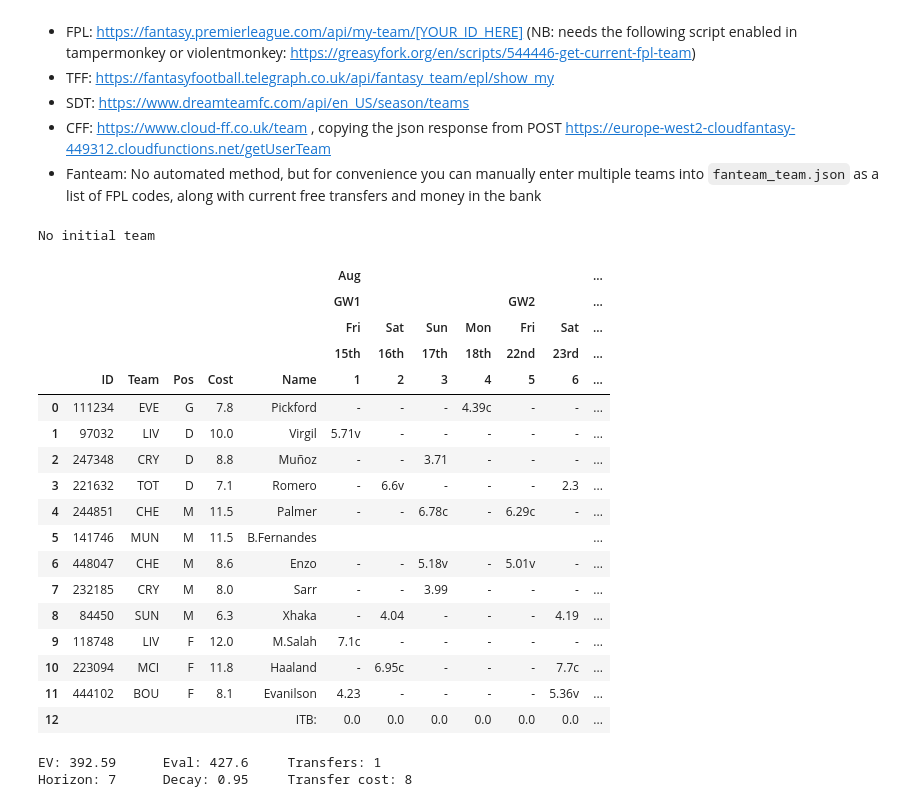
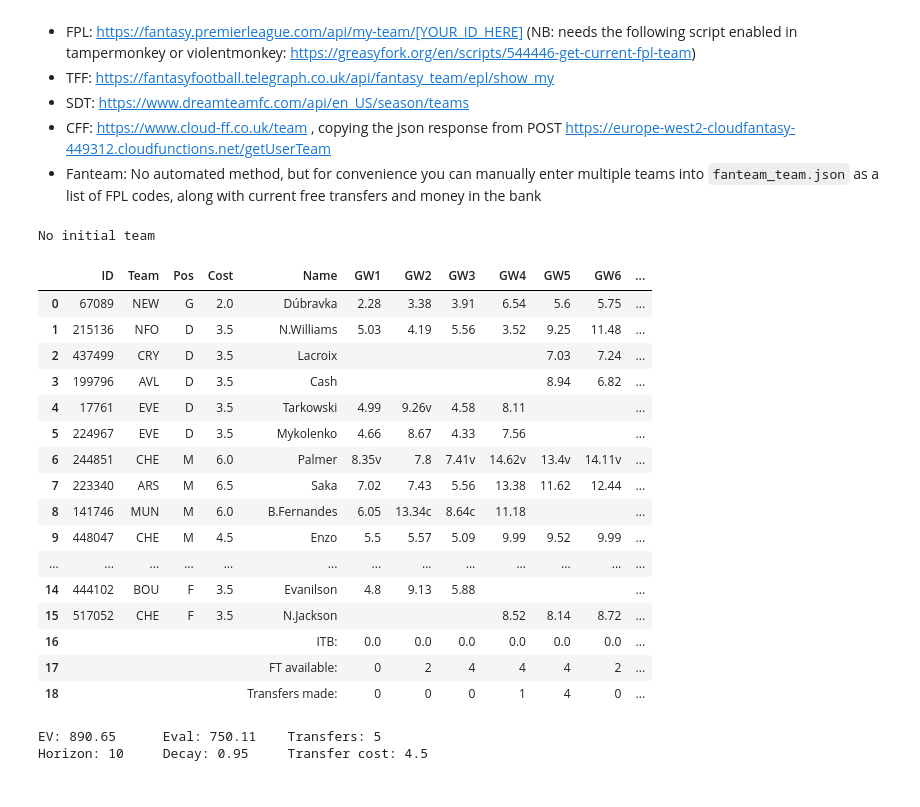
Before and after one commit to SamTroy/multi_ff_opt, a Jupyter notebook: run/run.ipynb, the cells around one changed output. Cells and saved outputs as stored; diff of their text form; code cells hidden in the pictures.

```diff
--- a/run/run.ipynb
+++ b/run/run.ipynb
@@ -1794,9 +1794,14 @@ def solve(format='tff', sim_number=1, simulation=False):
     else:
         initial_team = []
     if format in ['fpl', 'sdt', 'fanteam']:
-        model.add_constraint(in_the_bank[all_matchtimes[0]] == initial_itb, name="initial_itb")
-        model.add_constraint(free_transfers[matchtimes[0]] == initial_ft, name="initial_ft")
-        model.add_constraints((free_transfers[m] >= 1 for m in matchtimes if m > matchtimes[0]), name="future_ft_limit")
+        if initial_itb is not None:
+            model.add_constraint(in_the_bank[all_matchtimes[0]] == initial_itb, name="initial_itb")
+        if initial_ft is not None:
+            model.add_constraint(free_transfers[matchtimes[0]] == initial_ft, name="initial_ft")
+        if format == 'sdt':
+            model.add_constraints((free_transfers[m] >= 2 for m in matchtimes if m > matchtimes[0]), name="future_ft_limit")
+        else:
+            model.add_constraints((free_transfers[m] >= 1 for m in matchtimes if m > matchtimes[0]), name="future_ft_limit")
 
     # Constrainst: team, lineup, and bencg
     if format in ['tff', 'cff', 'sdt']:
@@ -1845,7 +1850,7 @@ def solve(format='tff', sim_number=1, simulation=False):
         model.add_constraint(total_number_of_transfers <= total_transfers_remaining, name = 'transfer_allowance')
     if format == 'tff':
         model.add_constraints((gw_number_of_transfers[w] <= gw_transfer_allowance[w] for w in tff_gameweeks), name = 'gw_transfer_allowance')
-    # The following constrainst do not account for hits
+    # The following constraints do not permit for hits
     if format in ['fpl', 'sdt', 'fanteam']:
         model.add_constraints((free_transfers[m] - mt_number_of_transfers[m] >= 0 for m in matchtimes), name="hard_mt_transfer_limit")
         if format == 'fpl':
@@ -1861,7 +1866,13 @@ def solve(format='tff', sim_number=1, simulation=False):
             model.add_constraints((free_transfers[m + 1] == raw_gw_ft[m] for m in matchtimes if m + 1 in matchtimes),name="fanteam_transfers")
         if format == 'sdt':
             raw_gw_ft = {m: free_transfers[m] - mt_number_of_transfers[m] + 2 for m in matchtimes}
-            model.add_constraints((free_transfers[m + 1] == raw_gw_ft[m] for m in matchtimes if m + 1 in matchtimes),name="sdt_transfers")
+            model.add_constraints((free_transfers[m + 1] <= raw_gw_ft[m] for m in matchtimes if m + 1 in matchtimes),name="sdtft1")
+            model.add_constraints((free_transfers[m + 1] <= 4 for m in matchtimes if m + 1 in matchtimes), name="sdtft2")
+            # force aux to be 1 when would've rolled to over 4 transfers
+            model.add_constraints((free_transfers[m + 1] >= raw_gw_ft[m] - 3 * ft_above_ub[m] for m in matchtimes if m + 1 in matchtimes and m > 1),name="sdtft3")
+            model.add_constraints((free_transfers[m + 1] >= 4 - 4 * (1 - ft_above_ub[m]) for m in matchtimes if m + 1 in matchtimes and m > 1),name="sdtft4")
+            model.add_constraints((free_transfers[m] == so.expr_sum(free_transfers_state[m, s] * s for s in ft_states) for m in matchtimes), name="sdtftsc1")
+            model.add_constraints((so.expr_sum(free_transfers_state[m, s] for s in ft_states) == 1 for m in matchtimes), name="sdtftsc2")
 
     # Constraints: forced players
     if exclusions is not None:
@@ -2162,28 +2173,27 @@ Your initial team can either be inputted manually as a list of FPL codes in sett
 - CFF: https://www.cloud-ff.co.uk/team , copying the json response from POST https://europe-west2-cloudfantasy-449312.cloudfunctions.net/getUserTeam
 - Fanteam: No automated method, but for convenience you can manually enter multiple teams into `fanteam_team.json` as a list of FPL codes, along with current free transfers and money in the bank
 # %%
-r = solve(format='cff')
+r = solve(format='sdt')
 # %% [output]
 No initial team
-|  |  |  |  |  |  | Aug |  |  |  |  |  | ... |
-|  |  |  |  |  |  | GW1 |  |  |  | GW2 |  | ... |
-|  |  |  |  |  |  | Fri | Sat | Sun | Mon | Fri | Sat | ... |
-|  |  |  |  |  |  | 15th | 16th | 17th | 18th | 22nd | 23rd | ... |
-|  | ID | Team | Pos | Cost | Name | 1 | 2 | 3 | 4 | 5 | 6 | ... |
-| 0 | 111234 | EVE | G | 7.8 | Pickford | - | - | - | 4.39c | - | - | ... |
-| 1 | 97032 | LIV | D | 10.0 | Virgil | 5.71v | - | - | - | - | - | ... |
-| 2 | 247348 | CRY | D | 8.8 | Muñoz | - | - | 3.71 | - | - | - | ... |
-| 3 | 221632 | TOT | D | 7.1 | Romero | - | 6.6v | - | - | - | 2.3 | ... |
-| 4 | 244851 | CHE | M | 11.5 | Palmer | - | - | 6.78c | - | 6.29c | - | ... |
-| 5 | 141746 | MUN | M | 11.5 | B.Fernandes |  |  |  |  |  |  | ... |
-| 6 | 448047 | CHE | M | 8.6 | Enzo | - | - | 5.18v | - | 5.01v | - | ... |
-| 7 | 232185 | CRY | M | 8.0 | Sarr | - | - | 3.99 | - | - | - | ... |
-| 8 | 84450 | SUN | M | 6.3 | Xhaka | - | 4.04 | - | - | - | 4.19 | ... |
-| 9 | 118748 | LIV | F | 12.0 | M.Salah | 7.1c | - | - | - | - | - | ... |
-| 10 | 223094 | MCI | F | 11.8 | Haaland | - | 6.95c | - | - | - | 7.7c | ... |
-| 11 | 444102 | BOU | F | 8.1 | Evanilson | 4.23 | - | - | - | - | 5.36v | ... |
-| 12 |  |  |  |  | ITB: | 0.0 | 0.0 | 0.0 | 0.0 | 0.0 | 0.0 | ... |
+|  | ID | Team | Pos | Cost | Name | GW1 | GW2 | GW3 | GW4 | GW5 | GW6 | ... |
+| 0 | 67089 | NEW | G | 2.0 | Dúbravka | 2.28 | 3.38 | 3.91 | 6.54 | 5.6 | 5.75 | ... |
+| 1 | 215136 | NFO | D | 3.5 | N.Williams | 5.03 | 4.19 | 5.56 | 3.52 | 9.25 | 11.48 | ... |
+| 2 | 437499 | CRY | D | 3.5 | Lacroix |  |  |  |  | 7.03 | 7.24 | ... |
+| 3 | 199796 | AVL | D | 3.5 | Cash |  |  |  |  | 8.94 | 6.82 | ... |
+| 4 | 17761 | EVE | D | 3.5 | Tarkowski | 4.99 | 9.26v | 4.58 | 8.11 |  |  | ... |
+| 5 | 224967 | EVE | D | 3.5 | Mykolenko | 4.66 | 8.67 | 4.33 | 7.56 |  |  | ... |
+| 6 | 244851 | CHE | M | 6.0 | Palmer | 8.35v | 7.8 | 7.41v | 14.62v | 13.4v | 14.11v | ... |
+| 7 | 223340 | ARS | M | 6.5 | Saka | 7.02 | 7.43 | 5.56 | 13.38 | 11.62 | 12.44 | ... |
+| 8 | 141746 | MUN | M | 6.0 | B.Fernandes | 6.05 | 13.34c | 8.64c | 11.18 |  |  | ... |
+| 9 | 448047 | CHE | M | 4.5 | Enzo | 5.5 | 5.57 | 5.09 | 9.99 | 9.52 | 9.99 | ... |
+| ... | ... | ... | ... | ... | ... | ... | ... | ... | ... | ... | ... | ... |
+| 14 | 444102 | BOU | F | 3.5 | Evanilson | 4.8 | 9.13 | 5.88 |  |  |  | ... |
+| 15 | 517052 | CHE | F | 3.5 | N.Jackson |  |  |  | 8.52 | 8.14 | 8.72 | ... |
+| 16 |  |  |  |  | ITB: | 0.0 | 0.0 | 0.0 | 0.0 | 0.0 | 0.0 | ... |
+| 17 |  |  |  |  | FT available: | 0 | 2 | 4 | 4 | 4 | 2 | ... |
+| 18 |  |  |  |  | Transfers made: | 0 | 0 | 0 | 1 | 4 | 0 | ... |
-EV: 392.59      Eval: 427.6     Transfers: 1
-Horizon: 7      Decay: 0.95     Transfer cost: 8
+EV: 890.65      Eval: 750.11    Transfers: 5
+Horizon: 10     Decay: 0.95     Transfer cost: 4.5
 # %%
 r = solve_sim(format='cff')
```
Also changed, not shown: parts of 1 cell of this notebook.
